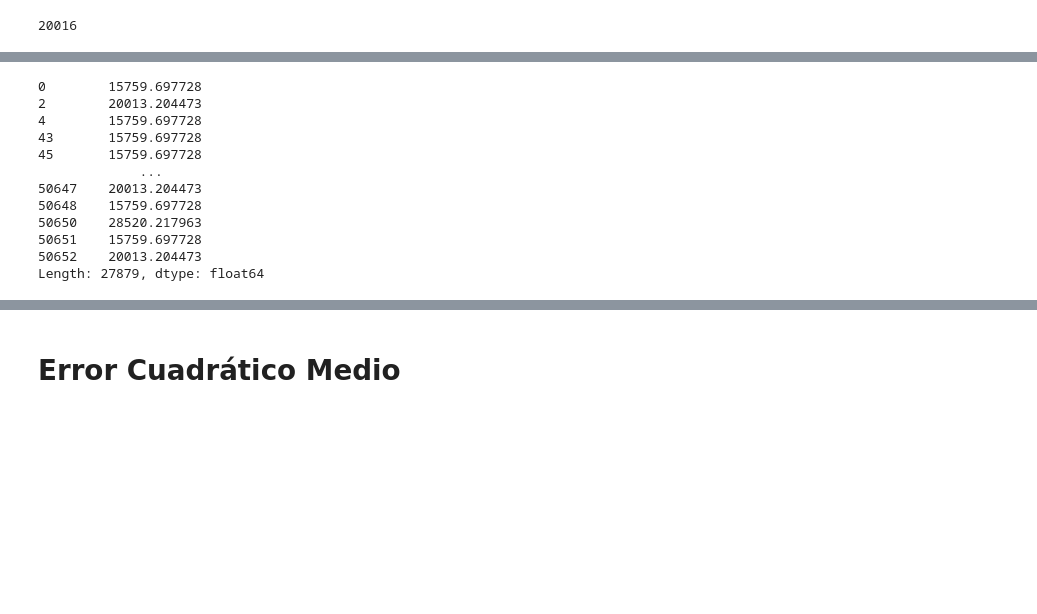
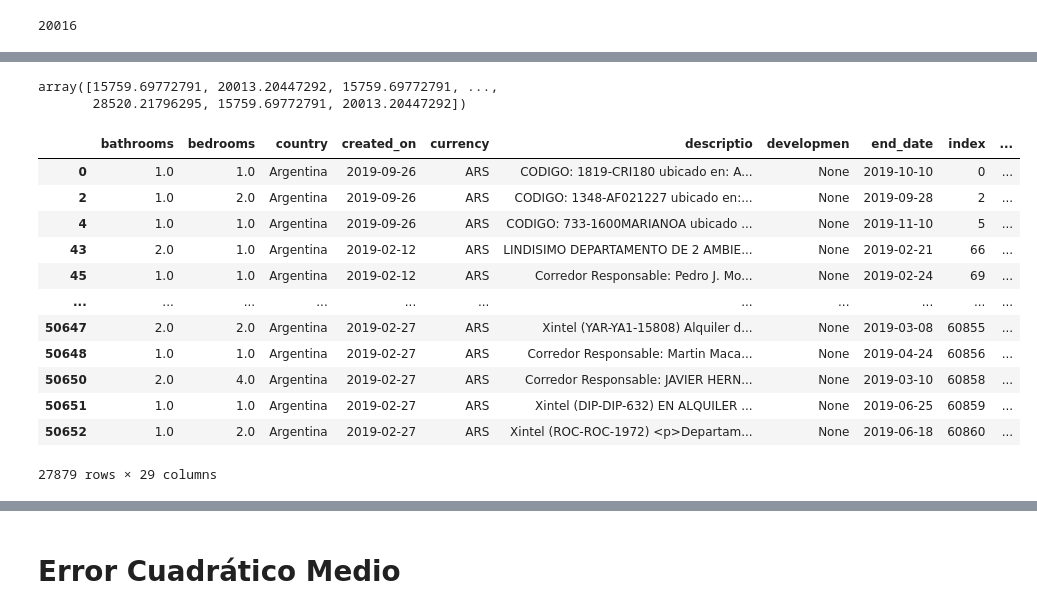
Before and after one commit to rpasquini/metodos_cuantitativos, a Jupyter notebook: notebooks/python/OLS_2_Ajuste_Propiedades_Test_de_Hipótesis_V2.ipynb, the cells around one changed output, grey strips where cells are left out. Saved outputs shown, nothing was run; the diff lists cells and outputs as text; code cells hidden in the pictures; blank space fills up the shorter version.

```diff
--- a/notebooks/python/OLS_2_Ajuste_Propiedades_Test_de_Hipótesis_V2.ipynb
+++ b/notebooks/python/OLS_2_Ajuste_Propiedades_Test_de_Hipótesis_V2.ipynb
@@ -120,17 +111,24 @@ Name: bedrooms, Length: 27879, dtype: float64
 # %%
-resultados.predict(X)
+resultados.predict()
 # %% [output]
-0        15759.697728
-2        20013.204473
-4        15759.697728
-43       15759.697728
-45       15759.697728
-             ...
-50647    20013.204473
-50648    15759.697728
-50650    28520.217963
-50651    15759.697728
-50652    20013.204473
-Length: 27879, dtype: float64
+array([15759.69772791, 20013.20447292, 15759.69772791, ...,
+       28520.21796295, 15759.69772791, 20013.20447292])
+# %%
+departamentos_in_regression=departamentos.loc[modelo.data.row_labels]
+departamentos_in_regression
+# %% [output]
+|  | bathrooms | bedrooms | country | created_on | currency | descriptio | developmen | end_date | index | ... |
+| 0 | 1.0 | 1.0 | Argentina | 2019-09-26 | ARS | CODIGO: 1819-CRI180 ubicado en: A... | None | 2019-10-10 | 0 | ... |
+| 2 | 1.0 | 2.0 | Argentina | 2019-09-26 | ARS | CODIGO: 1348-AF021227 ubicado en:... | None | 2019-09-28 | 2 | ... |
+| 4 | 1.0 | 1.0 | Argentina | 2019-09-26 | ARS | CODIGO: 733-1600MARIANOA ubicado ... | None | 2019-11-10 | 5 | ... |
+| 43 | 2.0 | 1.0 | Argentina | 2019-02-12 | ARS | LINDISIMO DEPARTAMENTO DE 2 AMBIE... | None | 2019-02-21 | 66 | ... |
+| 45 | 1.0 | 1.0 | Argentina | 2019-02-12 | ARS | Corredor Responsable: Pedro J. Mo... | None | 2019-02-24 | 69 | ... |
+| ... | ... | ... | ... | ... | ... | ... | ... | ... | ... | ... |
+| 50647 | 2.0 | 2.0 | Argentina | 2019-02-27 | ARS | Xintel (YAR-YA1-15808) Alquiler d... | None | 2019-03-08 | 60855 | ... |
+| 50648 | 1.0 | 1.0 | Argentina | 2019-02-27 | ARS | Corredor Responsable: Martin Maca... | None | 2019-04-24 | 60856 | ... |
+| 50650 | 2.0 | 4.0 | Argentina | 2019-02-27 | ARS | Corredor Responsable: JAVIER HERN... | None | 2019-03-10 | 60858 | ... |
+| 50651 | 1.0 | 1.0 | Argentina | 2019-02-27 | ARS | Xintel (DIP-DIP-632) EN ALQUILER ... | None | 2019-06-25 | 60859 | ... |
+| 50652 | 1.0 | 2.0 | Argentina | 2019-02-27 | ARS | Xintel (ROC-ROC-1972) <p>Departam... | None | 2019-06-18 | 60860 | ... |
+27879 rows × 29 columns
 # %%
 # Ploteamos prediccion con matplolib
```
Also changed, not shown: parts of 17 cells of this notebook.
